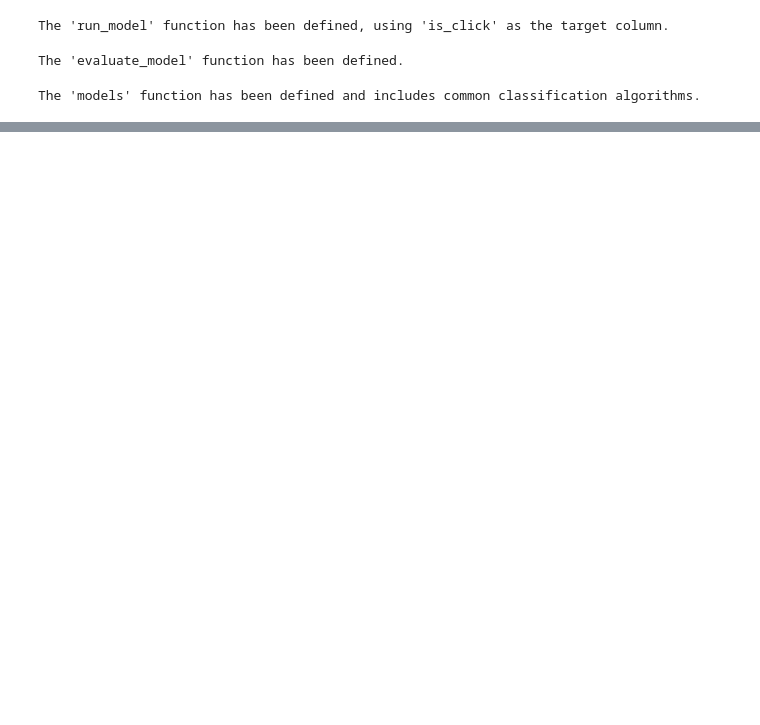
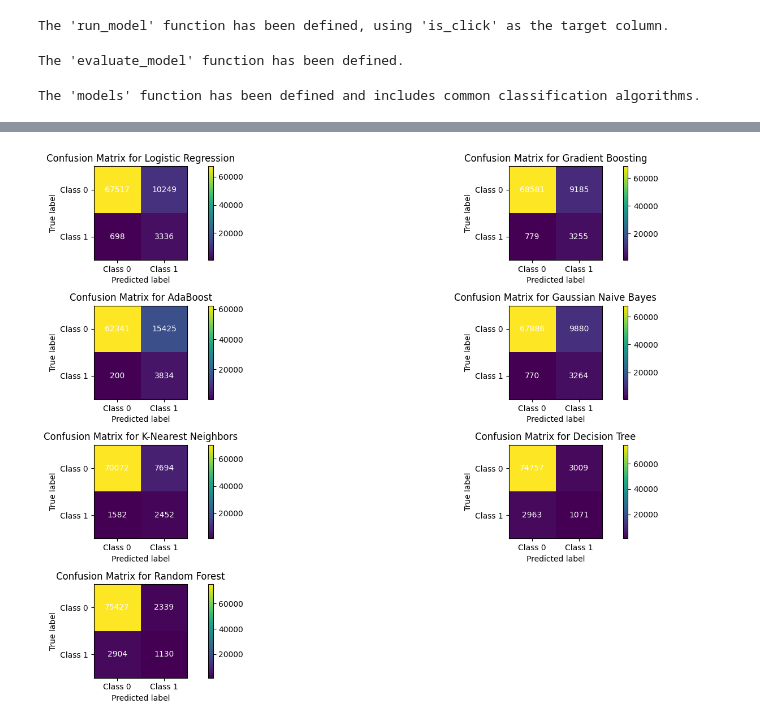
Before and after one commit to mohitDhami87/Ad_Clicks_Prediction_Classification_by_Using_Machine_Learning, a Jupyter notebook: Business_case_study_of_Ad_Click_Prediction.ipynb, the cells around one changed output, grey strips where cells are left out. Saved outputs shown, nothing was run; the diff lists cells and outputs as text; code cells hidden in the pictures; blank space fills up the shorter version.

```diff
--- a/Business_case_study_of_Ad_Click_Prediction.ipynb
+++ b/Business_case_study_of_Ad_Click_Prediction.ipynb
@@ -1095,0 +1085,4 @@ Define the `remove_outliers` function and apply it to `train_df_encoded` and `te
+# %%
+# Drop the original column from which features already extracted
+columns_to_drop = ['session_id', 'DateTime', 'user_id', 'product_category_2', 'user_depth', 'city_development_index']
+train_df_one_hot_only = train_df_one_hot_only.drop(columns = columns_to_drop, axis=1)
@@ -1851,7 +1411,7 @@ def models(data):
         "K-Nearest Neighbors": KNeighborsClassifier(),
         "Decision Tree": DecisionTreeClassifier(random_state=42),
         "Random Forest": RandomForestClassifier(random_state=42),
-        "Support Vector Machine": SVC(probability=True, random_state=42) # probability=True for roc_curve
+        # "Support Vector Machine": SVC(probability=True, random_state=42) # probability=True for roc_curve
     }
 
     # Iterate through the models
@@ -1906,8 +1466,8 @@ print("The 'models' function has been defined and includes common classification
 # %% [output]
 The 'models' function has been defined and includes common classification algorithms.
 # %%
-# Evaluate model performance using different models
-performance, cm_data, roc_data = models(train_scaled_data)
+# Run & Evaluate train_data model performance using different models
+performance, cm_data, roc_data = models(train_scaled_data_final)
 # %% [output]
 Running model: Logistic Regression
 
@@ -1915,0 +1516,29 @@ KeyboardInterrupt:
+# %%
+def plot_confusion_matrices(cm_data, columns, rows):
+    # Determine the number of models and create subplots accordingly
+    num_models = len(cm_data)
+    fig, axes = plt.subplots(rows, columns, figsize=(15, 10))
+
+    # Iterate through the confusion matrix data for each model
+    for i, entry in enumerate(cm_data):
+        model_name = entry['Model']
+        cm = entry['Matrix']
+        class_labels = ['Class 0', 'Class 1']  # Replace with your actual class labels
+        row = i // columns
+        col = i % columns
+        ax = axes[row, col]
+        plot_confusion_matrix(cm, class_labels, model_name, ax)
+
+    # Turn off empty subplots
+    for i in range(len(cm_data), columns * rows):
+        row = i // columns
+        col = i % columns
+        axes[row, col].axis('off')
+
+    # Adjust the layout and display the subplots
+    plt.tight_layout()
+    plt.show()
+# %%
+plot_confusion_matrices(cm_data, 2, 4)
+# %% [output]
+[figure, added]
```
Also changed, not shown: parts of 89 cells of this notebook.
